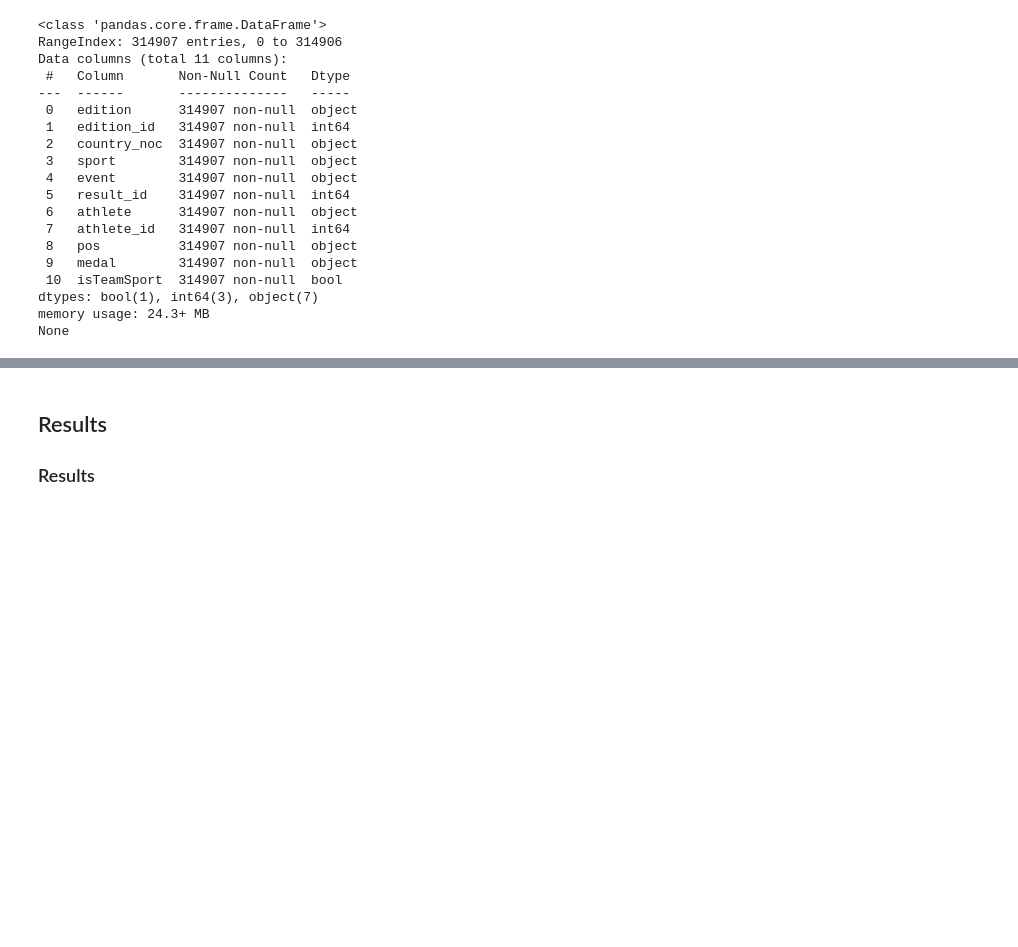
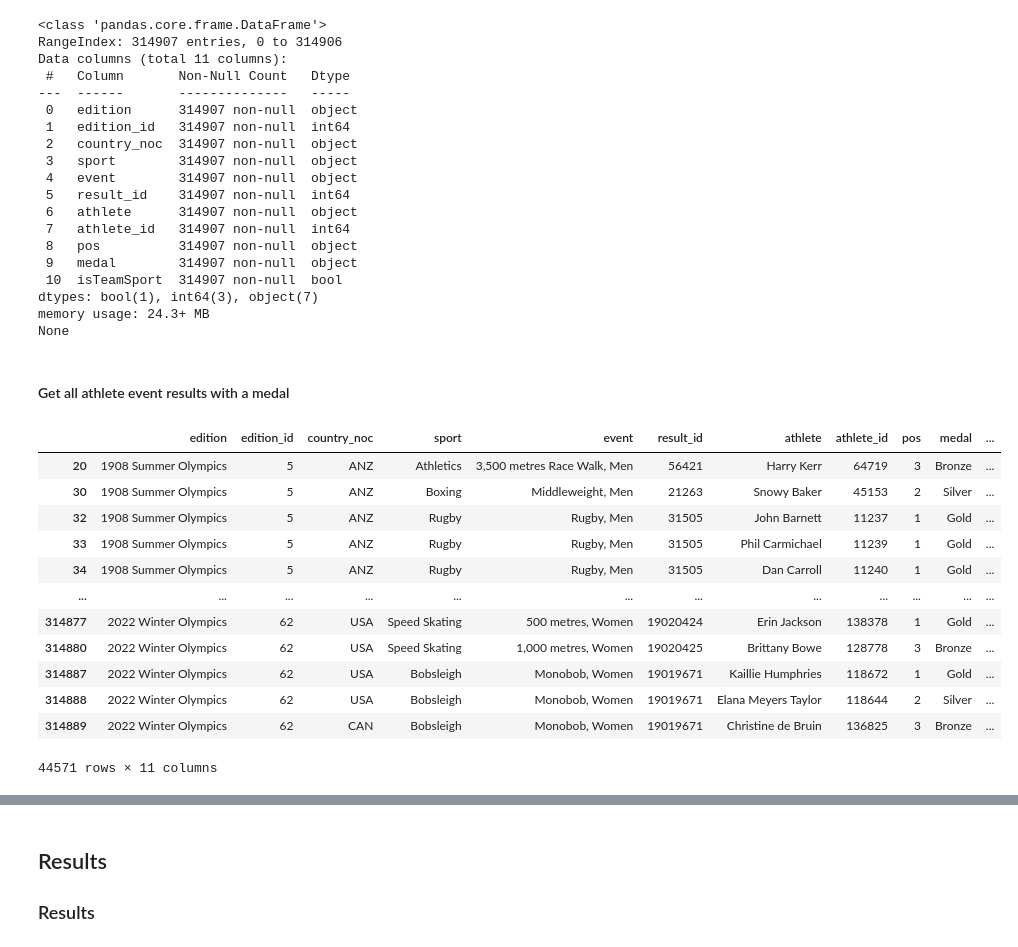
Before and after one commit to maximlesy/big-data-olympic-games, a Jupyter notebook: data-exploration/exploration.ipynb, the cells around one changed output, grey strips where cells are left out. Drawn from its saved outputs; the diff is of its cells as text; code cells hidden in the pictures; blank space fills up the shorter version.

Commit message:
Prepare data for athletes

```diff
--- a/data-exploration/exploration.ipynb
+++ b/data-exploration/exploration.ipynb
@@ -335,3 +340,22 @@ Data columns (total 11 columns):
 dtypes: bool(1), int64(3), object(7)
 memory usage: 24.3+ MB
 None
+# %% [markdown]
+#### Get all athlete event results with a medal
+# %%
+resultsWithMedal = athleteEventResults[athleteEventResults['medal'] != 'na']
+resultsWithMedal
+# %% [output]
+|  | edition | edition_id | country_noc | sport | event | result_id | athlete | athlete_id | pos | medal | ... |
+| 20 | 1908 Summer Olympics | 5 | ANZ | Athletics | 3,500 metres Race Walk, Men | 56421 | Harry Kerr | 64719 | 3 | Bronze | ... |
+| 30 | 1908 Summer Olympics | 5 | ANZ | Boxing | Middleweight, Men | 21263 | Snowy Baker | 45153 | 2 | Silver | ... |
+| 32 | 1908 Summer Olympics | 5 | ANZ | Rugby | Rugby, Men | 31505 | John Barnett | 11237 | 1 | Gold | ... |
+| 33 | 1908 Summer Olympics | 5 | ANZ | Rugby | Rugby, Men | 31505 | Phil Carmichael | 11239 | 1 | Gold | ... |
+| 34 | 1908 Summer Olympics | 5 | ANZ | Rugby | Rugby, Men | 31505 | Dan Carroll | 11240 | 1 | Gold | ... |
+| ... | ... | ... | ... | ... | ... | ... | ... | ... | ... | ... | ... |
+| 314877 | 2022 Winter Olympics | 62 | USA | Speed Skating | 500 metres, Women | 19020424 | Erin Jackson | 138378 | 1 | Gold | ... |
+| 314880 | 2022 Winter Olympics | 62 | USA | Speed Skating | 1,000 metres, Women | 19020425 | Brittany Bowe | 128778 | 3 | Bronze | ... |
+| 314887 | 2022 Winter Olympics | 62 | USA | Bobsleigh | Monobob, Women | 19019671 | Kaillie Humphries | 118672 | 1 | Gold | ... |
+| 314888 | 2022 Winter Olympics | 62 | USA | Bobsleigh | Monobob, Women | 19019671 | Elana Meyers Taylor | 118644 | 2 | Silver | ... |
+| 314889 | 2022 Winter Olympics | 62 | CAN | Bobsleigh | Monobob, Women | 19019671 | Christine de Bruin | 136825 | 3 | Bronze | ... |
+44571 rows × 11 columns
```
Also changed, not shown: parts of 3 cells of this notebook, 1 other file.
